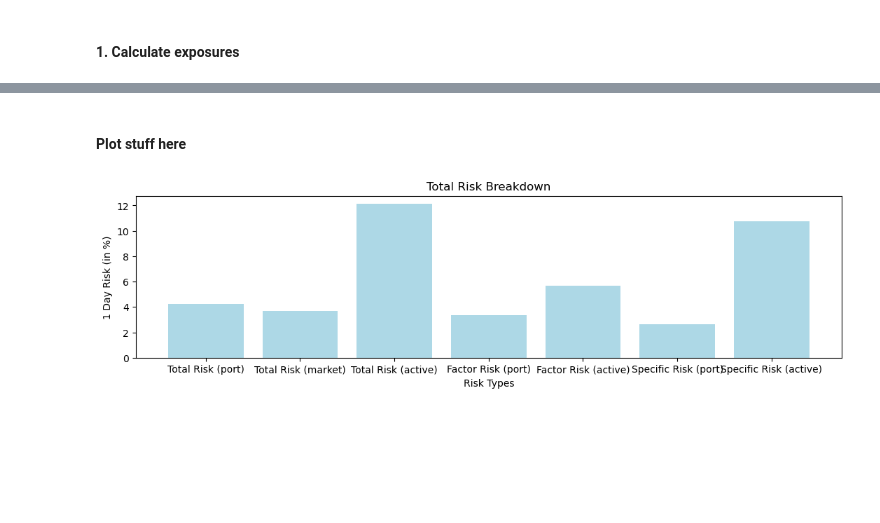
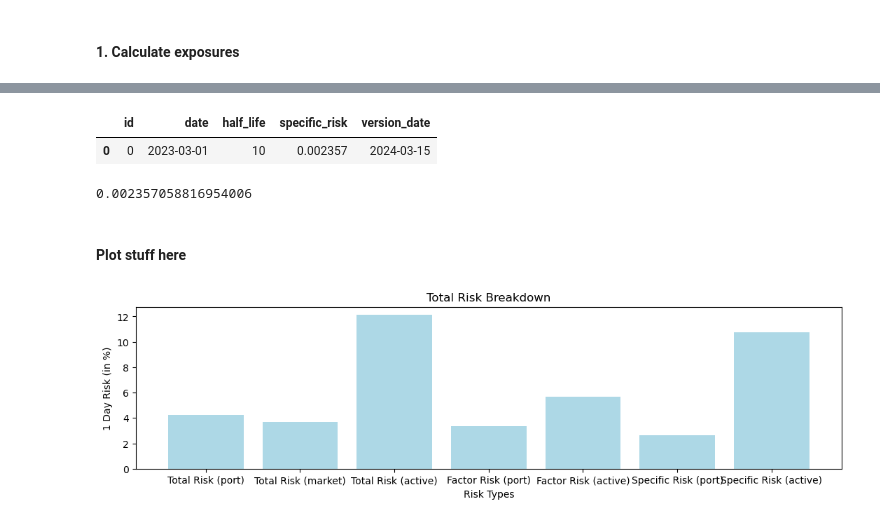
Before and after one commit to bebesi33/crypto_project, a Jupyter notebook: factor_model/scripts/risk_attribution.ipynb, the cells around one changed output, grey strips where cells are left out. Drawn from its saved outputs; the diff is of its cells as text; code cells hidden in the pictures; blank space fills up the shorter version.

Commit message:
combine spec risk estimates with core calc

```diff
--- a/factor_model/scripts/risk_attribution.ipynb
+++ b/factor_model/scripts/risk_attribution.ipynb
@@ -257,3 +229,24 @@ port_exposures
+# %%
+relevant_hls = ",".join([str(val) for val in closest_hls])
+with sqlite3.connect(os.path.join(DATABASE_LOCATION, SPECIFIC_RISK)) as conn:
+    core_spec_risk_df = pd.read_sql_query(
+        f"SELECT * FROM core_specific_risk where date = '{cob_date}' and half_life in ({relevant_hls})",
+        conn,
+    )
+# %%
+if len(core_spec_risk_df) < 2:
+    core_half_life = core_spec_risk_df["specific_risk"].values[0]
+else:
+    core_half_life = np.interp(
+        5, core_spec_risk_df["half_life"], core_spec_risk_df["specific_risk"]
+    )
+# %% [output]
+|  | id | date | half_life | specific_risk | version_date |
+| 0 | 0 | 2023-03-01 | 10 | 0.002357 | 2024-03-15 |
+# %%
+np.interp(5, core_spec_risk_df["half_life"], core_spec_risk_df["specific_risk"])
+# %% [output]
+0.002357058816954006
 # %% [markdown]
 #### Plot stuff here
 # %%
```
Also changed, not shown: parts of 5 cells of this notebook, 5 other files.
